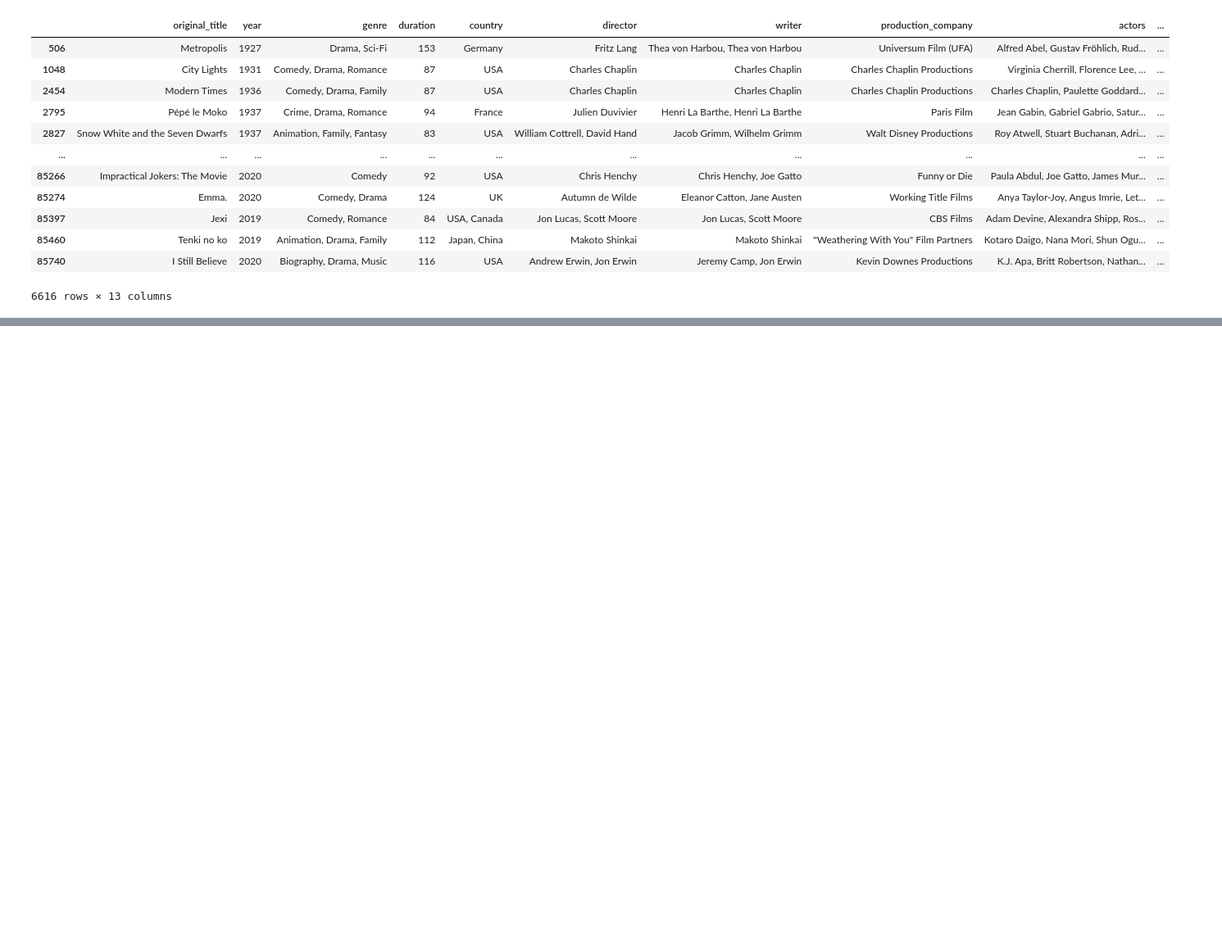
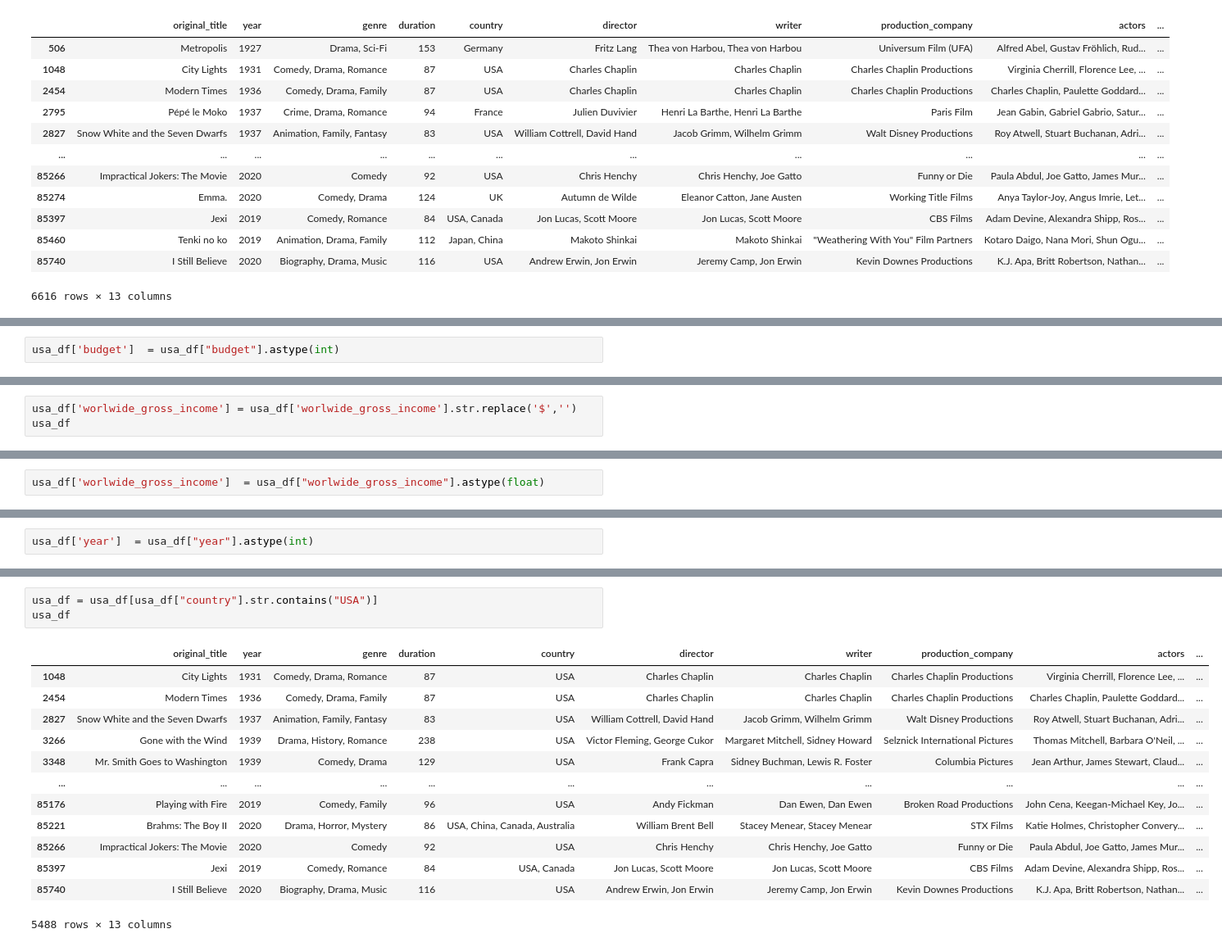
Before and after one commit to qizhengyaoyao/Final-project, a Jupyter notebook: 01_data_wrangling.ipynb, the cells around one changed output, grey strips where cells are left out. Shown: that part at 82% size. Saved outputs shown, nothing was run; the diff lists cells and outputs as text; blank space fills up the shorter version.

```diff
--- a/01_data_wrangling.ipynb
+++ b/01_data_wrangling.ipynb
@@ -166,0 +206,2 @@ usa_df
+# %%
+usa_df['budget']  = usa_df["budget"].astype(int)
@@ -166,0 +231,3 @@ usa_df
+# %%
+usa_df['worlwide_gross_income'] = usa_df['worlwide_gross_income'].str.replace('$','')
+usa_df
@@ -166,0 +253,2 @@ usa_df
+# %%
+usa_df['worlwide_gross_income']  = usa_df["worlwide_gross_income"].astype(float)
@@ -166,0 +278,2 @@ usa_df
+# %%
+usa_df['year']  = usa_df["year"].astype(int)
@@ -166,0 +318,17 @@ usa_df
+# %%
+usa_df = usa_df[usa_df["country"].str.contains("USA")]
+usa_df
+# %% [output]
+|  | original_title | year | genre | duration | country | director | writer | production_company | actors | ... |
+| 1048 | City Lights | 1931 | Comedy, Drama, Romance | 87 | USA | Charles Chaplin | Charles Chaplin | Charles Chaplin Productions | Virginia Cherrill, Florence Lee, ... | ... |
+| 2454 | Modern Times | 1936 | Comedy, Drama, Family | 87 | USA | Charles Chaplin | Charles Chaplin | Charles Chaplin Productions | Charles Chaplin, Paulette Goddard... | ... |
+| 2827 | Snow White and the Seven Dwarfs | 1937 | Animation, Family, Fantasy | 83 | USA | William Cottrell, David Hand | Jacob Grimm, Wilhelm Grimm | Walt Disney Productions | Roy Atwell, Stuart Buchanan, Adri... | ... |
+| 3266 | Gone with the Wind | 1939 | Drama, History, Romance | 238 | USA | Victor Fleming, George Cukor | Margaret Mitchell, Sidney Howard | Selznick International Pictures | Thomas Mitchell, Barbara O'Neil, ... | ... |
+| 3348 | Mr. Smith Goes to Washington | 1939 | Comedy, Drama | 129 | USA | Frank Capra | Sidney Buchman, Lewis R. Foster | Columbia Pictures | Jean Arthur, James Stewart, Claud... | ... |
+| ... | ... | ... | ... | ... | ... | ... | ... | ... | ... | ... |
+| 85176 | Playing with Fire | 2019 | Comedy, Family | 96 | USA | Andy Fickman | Dan Ewen, Dan Ewen | Broken Road Productions | John Cena, Keegan-Michael Key, Jo... | ... |
+| 85221 | Brahms: The Boy II | 2020 | Drama, Horror, Mystery | 86 | USA, China, Canada, Australia | William Brent Bell | Stacey Menear, Stacey Menear | STX Films | Katie Holmes, Christopher Convery... | ... |
+| 85266 | Impractical Jokers: The Movie | 2020 | Comedy | 92 | USA | Chris Henchy | Chris Henchy, Joe Gatto | Funny or Die | Paula Abdul, Joe Gatto, James Mur... | ... |
+| 85397 | Jexi | 2019 | Comedy, Romance | 84 | USA, Canada | Jon Lucas, Scott Moore | Jon Lucas, Scott Moore | CBS Films | Adam Devine, Alexandra Shipp, Ros... | ... |
+| 85740 | I Still Believe | 2020 | Biography, Drama, Music | 116 | USA | Andrew Erwin, Jon Erwin | Jeremy Camp, Jon Erwin | Kevin Downes Productions | K.J. Apa, Britt Robertson, Nathan... | ... |
+5488 rows × 13 columns
```
Also changed, not shown: parts of 14 cells of this notebook.
